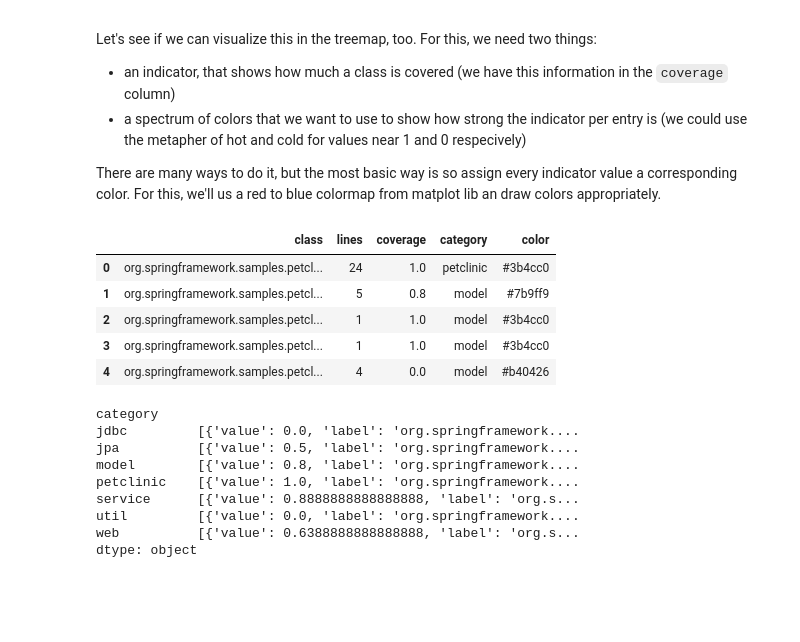
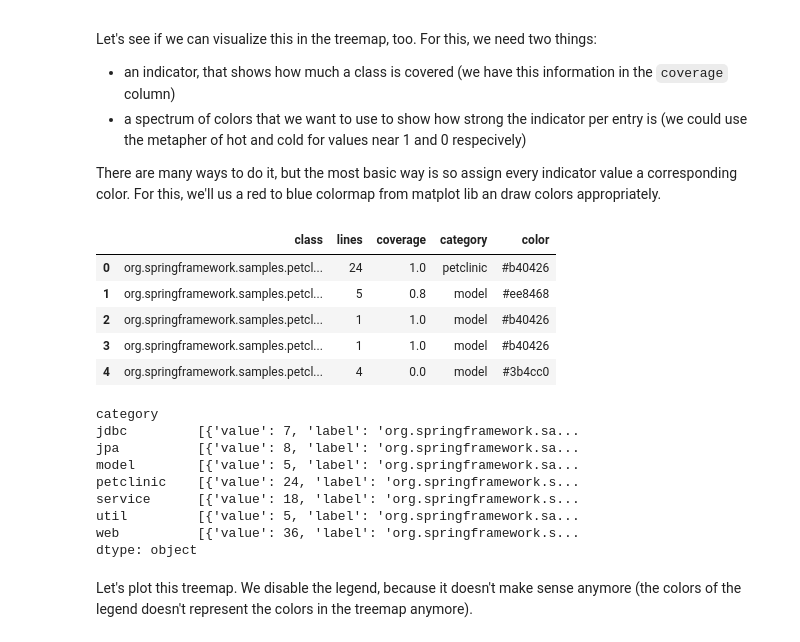
Before and after one commit to feststelltaste/software-analytics, a Jupyter notebook: notebooks/Effective interactive data visualization with pandas and pygal.ipynb, the cells around one changed output. Drawn from its saved outputs; the diff is of its cells as text; code cells hidden in the pictures; blank space fills up the shorter version.

```diff
--- a/notebooks/Effective interactive data visualization with pandas and pygal.ipynb
+++ b/notebooks/Effective interactive data visualization with pandas and pygal.ipynb
@@ -179,36 +193,38 @@ Let's see if we can visualize this in the treemap, too. For this, we need two th
 
 There are many ways to do it, but the most basic way is so assign every indicator value a corresponding color. For this, we'll us a red to blue colormap from matplot lib an draw colors appropriately.
 # %%
-from matplotlib.cm import coolwarm_r
+from matplotlib.cm import coolwarm
 from matplotlib.colors import rgb2hex
 
-df['color'] = df['coverage'].apply(lambda x : rgb2hex(coolwarm_r(x)))
+df['color'] = df['coverage'].apply(lambda x : rgb2hex(coolwarm(x)))
 df.head()
 # %% [output]
 |  | class | lines | coverage | category | color |
-| 0 | org.springframework.samples.petcl... | 24 | 1.0 | petclinic | #3b4cc0 |
-| 1 | org.springframework.samples.petcl... | 5 | 0.8 | model | #7b9ff9 |
-| 2 | org.springframework.samples.petcl... | 1 | 1.0 | model | #3b4cc0 |
-| 3 | org.springframework.samples.petcl... | 1 | 1.0 | model | #3b4cc0 |
-| 4 | org.springframework.samples.petcl... | 4 | 0.0 | model | #b40426 |
+| 0 | org.springframework.samples.petcl... | 24 | 1.0 | petclinic | #b40426 |
+| 1 | org.springframework.samples.petcl... | 5 | 0.8 | model | #ee8468 |
+| 2 | org.springframework.samples.petcl... | 1 | 1.0 | model | #b40426 |
+| 3 | org.springframework.samples.petcl... | 1 | 1.0 | model | #b40426 |
+| 4 | org.springframework.samples.petcl... | 4 | 0.0 | model | #3b4cc0 |
 # %%
 class_ratios_by_category = df.groupby(['category'], axis=0).apply(
     lambda x : [
         {"value" : y,
          "label" : z,
          "color" : c} for y, z, c in zip(
-            x['coverage'],
+            x['lines'],
             x['class'],
             x['color'])])
 class_ratios_by_category
 # %% [output]
 category
-jdbc         [{'value': 0.0, 'label': 'org.springframework....
-jpa          [{'value': 0.5, 'label': 'org.springframework....
-model        [{'value': 0.8, 'label': 'org.springframework....
-petclinic    [{'value': 1.0, 'label': 'org.springframework....
-service      [{'value': 0.8888888888888888, 'label': 'org.s...
-util         [{'value': 0.0, 'label': 'org.springframework....
-web          [{'value': 0.6388888888888888, 'label': 'org.s...
+jdbc         [{'value': 7, 'label': 'org.springframework.sa...
+jpa          [{'value': 8, 'label': 'org.springframework.sa...
+model        [{'value': 5, 'label': 'org.springframework.sa...
+petclinic    [{'value': 24, 'label': 'org.springframework.s...
+service      [{'value': 18, 'label': 'org.springframework.s...
+util         [{'value': 5, 'label': 'org.springframework.sa...
+web          [{'value': 36, 'label': 'org.springframework.s...
 dtype: object
+# %% [markdown]
+Let's plot this treemap. We disable the legend, because it doesn't make sense anymore (the colors of the legend doesn't represent the colors in the treemap anymore).
 # %%
```
Also changed, not shown: parts of 18 cells of this notebook.
